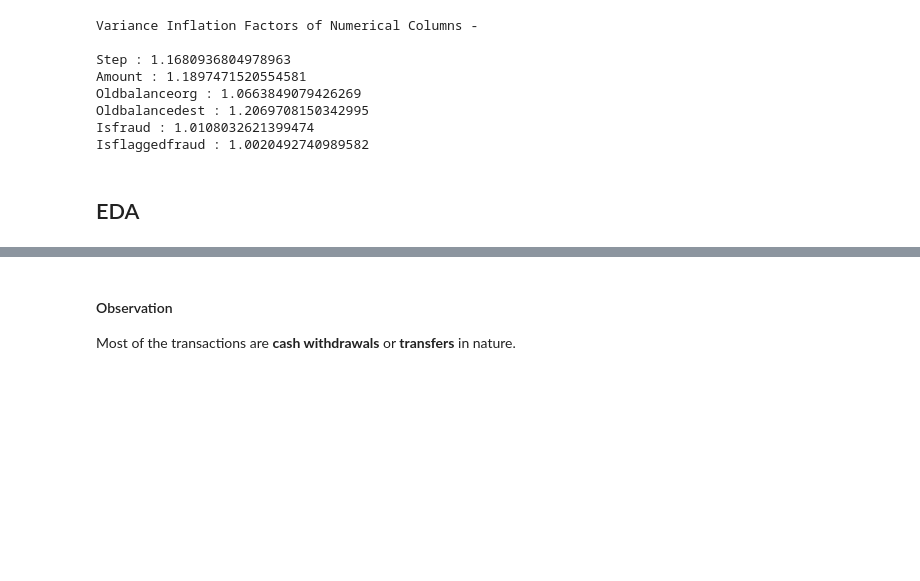
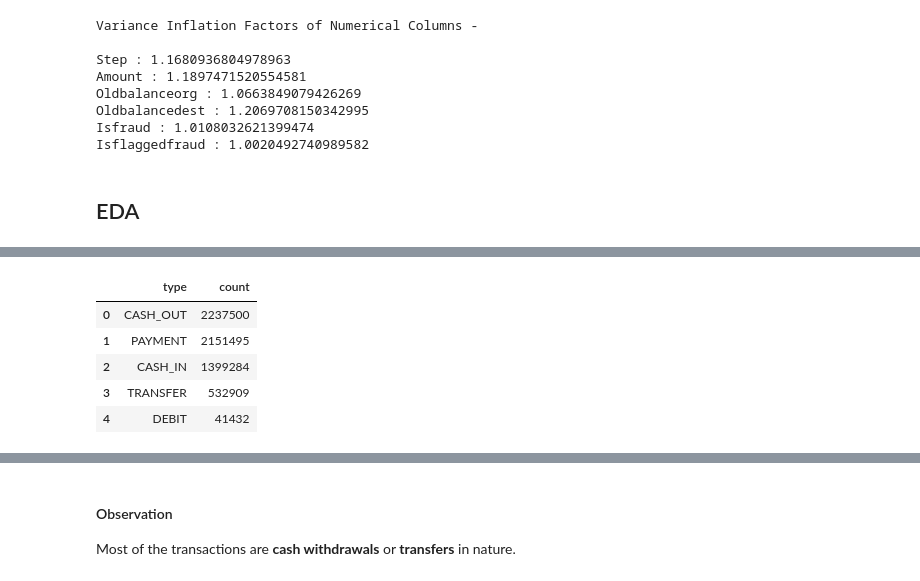
Before and after one commit to nirmit27/ds-and-ml, a Jupyter notebook: Models/transaction-fraud-predictor.ipynb, the cells around one changed output, grey strips where cells are left out. Cells and saved outputs as stored; diff of their text form; code cells hidden in the pictures; blank space fills up the shorter version.

```diff
--- a/Models/transaction-fraud-predictor.ipynb
+++ b/Models/transaction-fraud-predictor.ipynb
@@ -229,0 +224,10 @@ fig.show(renderer='iframe')
+# %%
+t_types = df['type'].value_counts().reset_index()
+t_types
+# %% [output]
+|  | type | count |
+| 0 | CASH_OUT | 2237500 |
+| 1 | PAYMENT | 2151495 |
+| 2 | CASH_IN | 1399284 |
+| 3 | TRANSFER | 532909 |
+| 4 | DEBIT | 41432 |
```
Also changed, not shown: parts of 6 cells of this notebook.
